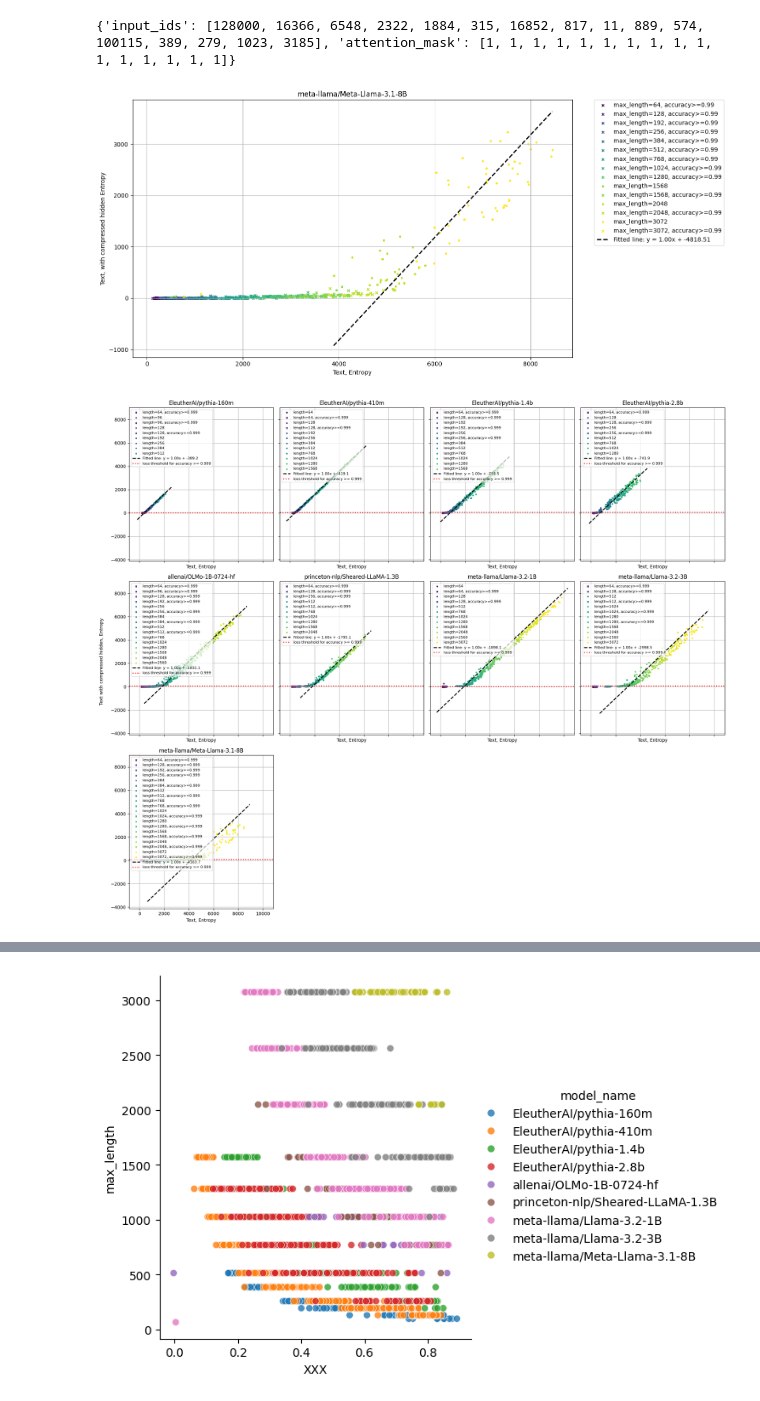
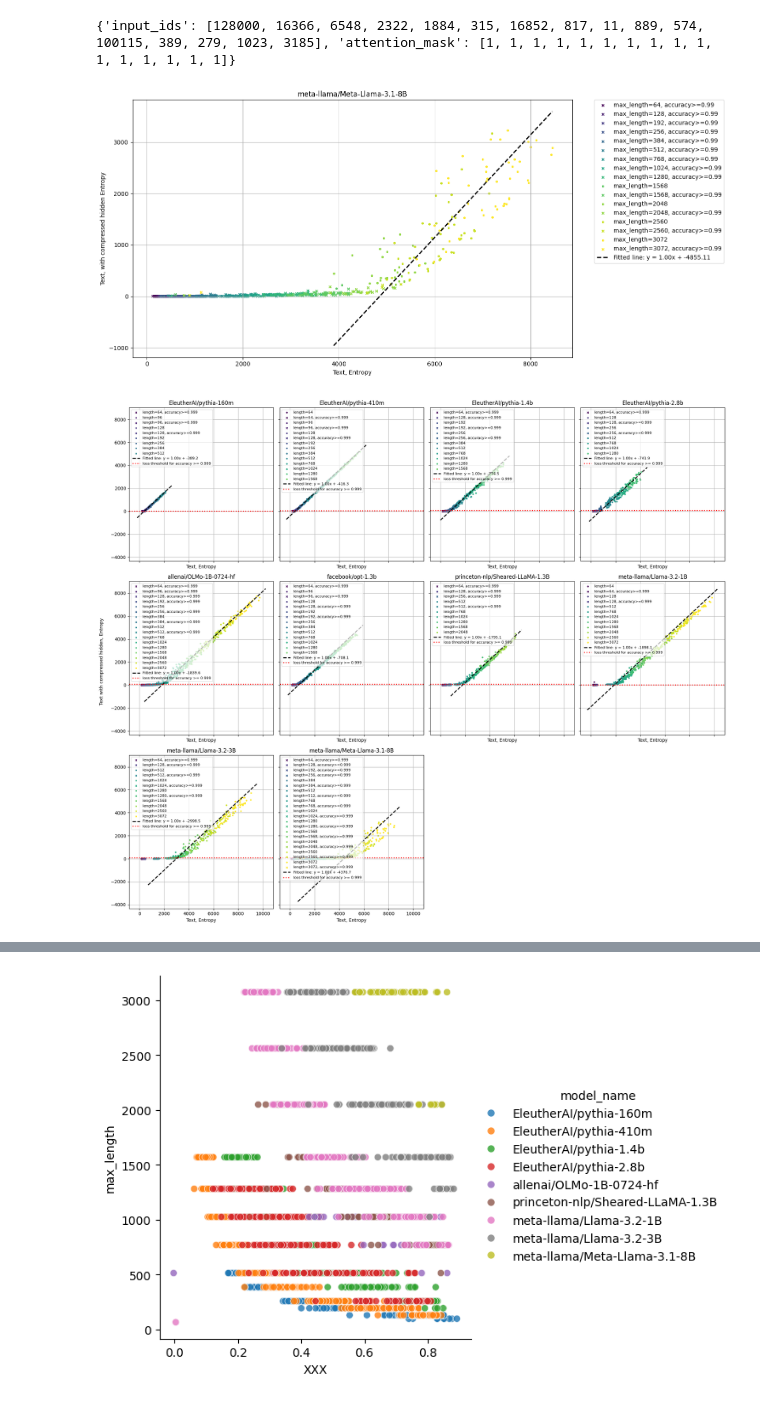
Before and after one commit to Seattle12059/Craming, a Jupyter notebook: notebooks/text_ppl_vs_compression.ipynb, the cells around one changed output, grey strips where cells are left out. Drawn from its saved outputs; the diff is of its cells as text; code cells hidden in the pictures.

```diff
--- a/notebooks/text_ppl_vs_compression.ipynb
+++ b/notebooks/text_ppl_vs_compression.ipynb
@@ -32,7 +32,7 @@ texts_df.head()
 # %%
 models = ['EleutherAI/pythia-160m', 'EleutherAI/pythia-410m', 'EleutherAI/pythia-1.4b',
           'EleutherAI/pythia-2.8b',
-          'allenai/OLMo-1B-0724-hf',
+          'allenai/OLMo-1B-0724-hf', 'facebook/opt-1.3b',
           'princeton-nlp/Sheared-LLaMA-1.3B',
           'meta-llama/Llama-3.2-1B', 'meta-llama/Llama-3.2-3B', 'meta-llama/Meta-Llama-3.1-8B']
 max_lengths = [64, 96, 128, 192, 256, 384, 512, 768, 1024, 1280, 1568, 2048, 2560, 3072]
@@ -167,7 +167,7 @@ plt.grid()
 plt.tight_layout()  # Adjust layout to accommodate the legend outside
 plt.show()
 # %% [output]
-[figure, old version]
+[figure, new version]
 # %%
 import matplotlib.pyplot as plt
 import numpy as np
@@ -181,7 +181,7 @@ sns.reset_defaults()
 # List of models
 models = ['EleutherAI/pythia-160m', 'EleutherAI/pythia-410m', 'EleutherAI/pythia-1.4b',
           'EleutherAI/pythia-2.8b',
-          'allenai/OLMo-1B-0724-hf',
+          'allenai/OLMo-1B-0724-hf', 'facebook/opt-1.3b',
           'princeton-nlp/Sheared-LLaMA-1.3B',
           'meta-llama/Llama-3.2-1B', 'meta-llama/Llama-3.2-3B', 'meta-llama/Meta-Llama-3.1-8B']
 max_lengths = [64, 96, 128, 192, 256, 384, 512, 768, 1024, 1280, 1568, 2048, 2560, 3072]
@@ -263,34 +263,34 @@ for idx, model_name in enumerate(models):
     best_loss_thr = (d_above_thr['best_loss'] * d_above_thr['max_length']).max()
 
     # Add a horizontal line for the best_loss threshold
     ax.axhline(y=best_loss_thr, color='red', linestyle=':', linewidth=2, label=f'loss threshold for accuracy >= {acc_thr}')
 
     # Labels, legend, and grid for each subplot
     ax.set_xlabel('Text, Entropy')
     ax.set_title(f'{model_name}')
     ax.grid()
 
     # Move the legend outside of the plot for each subplot
     # ax.legend(bbox_to_anchor=(1.05, 1), loc='upper left', borderaxespad=0.)
     ax.legend(loc='upper left', fontsize=8, frameon=True, fancybox=True, framealpha=0.7)
 
 
 
 # Set common ylabel for all subplots
 # axes[0,0].set_ylabel('Text loss with compressed hidden * length')
 
 # Remove any empty subplots if there are fewer models than subplots
 for idx in range(len(models), n_rows * n_columns):
     fig.delaxes(axes.flat[idx])
 
 # Set common ylabel for all subplots
 fig.text(0.04, 0.5, 'Text with compressed hidden, Entropy', va='center', rotation='vertical', fontsize=10)
 
 
 plt.tight_layout(rect=[0.05, 0.05, 1, 0.95])  # Adjust layout to accommodate legends and labels properly
 plt.show()
 # %% [output]
-[figure, old version]
+[figure, new version]
 # %%
 import matplotlib.pyplot as plt
 import numpy as np
```
Also changed, not shown: parts of 8 cells of this notebook, 47 other files.
